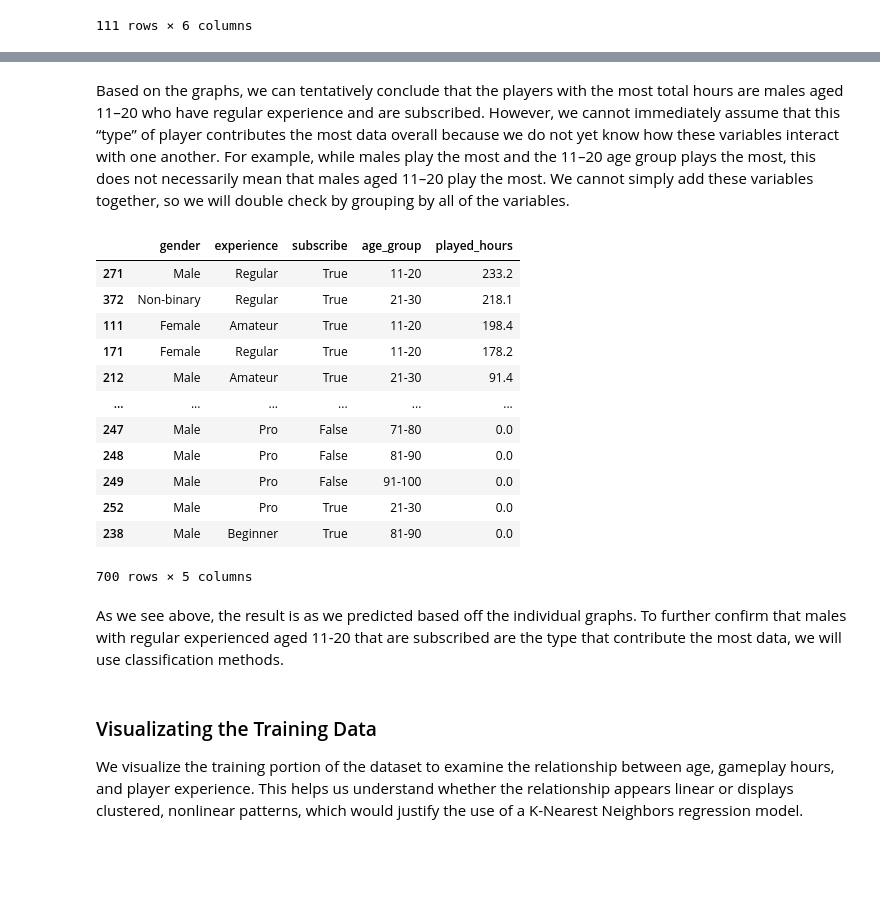
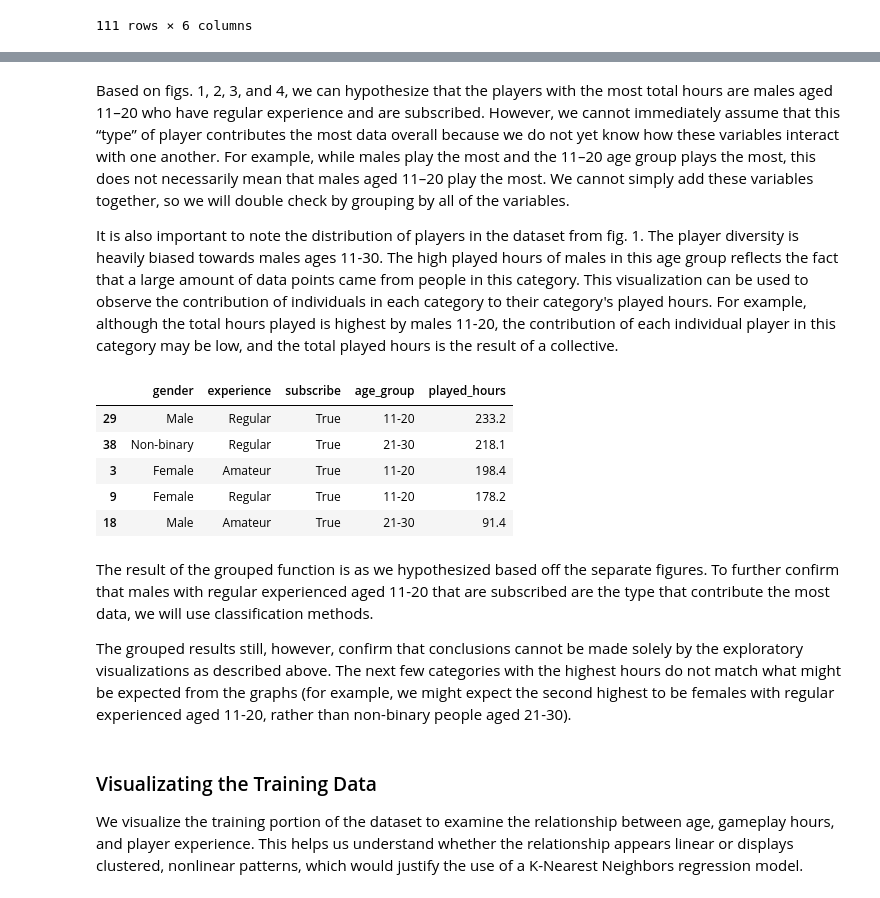
Before and after one commit to chancesong10/video-game-research-project, a Jupyter notebook: Project.ipynb, the cells around one changed output, grey strips where cells are left out. Cells and saved outputs as stored; diff of their text form; code cells hidden in the pictures; blank space fills up the shorter version.

Commit message:
updated some writing and exploratory code

```diff
--- a/Project.ipynb
+++ b/Project.ipynb
@@ -212,30 +234,27 @@ fig4 = alt.Chart(subscription_hrs).mark_bar().encode(
 # %% [markdown]
-Based on the graphs, we can tentatively conclude that the players with the most total hours are males aged 11–20 who have regular experience and are subscribed. However, we cannot immediately assume that this “type” of player contributes the most data overall because we do not yet know how these variables interact with one another. For example, while males play the most and the 11–20 age group plays the most, this does not necessarily mean that males aged 11–20 play the most. We cannot simply add these variables together, so we will double check by grouping by all of the variables.
+Based on figs. 1, 2, 3, and 4, we can hypothesize that the players with the most total hours are males aged 11–20 who have regular experience and are subscribed. However, we cannot immediately assume that this “type” of player contributes the most data overall because we do not yet know how these variables interact with one another. For example, while males play the most and the 11–20 age group plays the most, this does not necessarily mean that males aged 11–20 play the most. We cannot simply add these variables together, so we will double check by grouping by all of the variables.
+
+It is also important to note the distribution of players in the dataset from fig. 1. The player diversity is heavily biased towards males ages 11-30. The high played hours of males in this age group reflects the fact that a large amount of data points came from people in this category. This visualization can be used to observe the contribution of individuals in each category to their category's played hours. For example, although the total hours played is highest by males 11-20, the contribution of each individual player in this category may be low, and the total played hours is the result of a collective.
 # %%
 grouped = (
     players_cleaned
-        .groupby(['gender', 'experience', 'subscribe', 'age_group'])[['played_hours']]
+        .groupby(['gender', 'experience', 'subscribe', 'age_group'], observed=True)[['played_hours']]
         .sum()
         .reset_index()
         .sort_values('played_hours', ascending=False)
 )
-grouped
+grouped.head()
 # %% [output]
 |  | gender | experience | subscribe | age_group | played_hours |
-| 271 | Male | Regular | True | 11-20 | 233.2 |
-| 372 | Non-binary | Regular | True | 21-30 | 218.1 |
-| 111 | Female | Amateur | True | 11-20 | 198.4 |
-| 171 | Female | Regular | True | 11-20 | 178.2 |
-| 212 | Male | Amateur | True | 21-30 | 91.4 |
-| ... | ... | ... | ... | ... | ... |
-| 247 | Male | Pro | False | 71-80 | 0.0 |
-| 248 | Male | Pro | False | 81-90 | 0.0 |
-| 249 | Male | Pro | False | 91-100 | 0.0 |
-| 252 | Male | Pro | True | 21-30 | 0.0 |
-| 238 | Male | Beginner | True | 81-90 | 0.0 |
+| 29 | Male | Regular | True | 11-20 | 233.2 |
+| 38 | Non-binary | Regular | True | 21-30 | 218.1 |
+| 3 | Female | Amateur | True | 11-20 | 198.4 |
+| 9 | Female | Regular | True | 11-20 | 178.2 |
+| 18 | Male | Amateur | True | 21-30 | 91.4 |
-700 rows × 5 columns
 # %% [markdown]
-As we see above, the result is as we predicted based off the individual graphs. To further confirm that males with regular experienced aged 11-20 that are subscribed are the type that contribute the most data, we will use classification methods.
+The result of the grouped function is as we hypothesized based off the separate figures. To further confirm that males with regular experienced aged 11-20 that are subscribed are the type that contribute the most data, we will use classification methods.
+
+The grouped results still, however, confirm that conclusions cannot be made solely by the exploratory visualizations as described above. The next few categories with the highest hours do not match what might be expected from the graphs (for example, we might expect the second highest to be females with regular experienced aged 11-20, rather than non-binary people aged 21-30).
 # %% [markdown]
 ### Visualizating the Training Data
 
```
Also changed, not shown: parts of 14 cells of this notebook.
